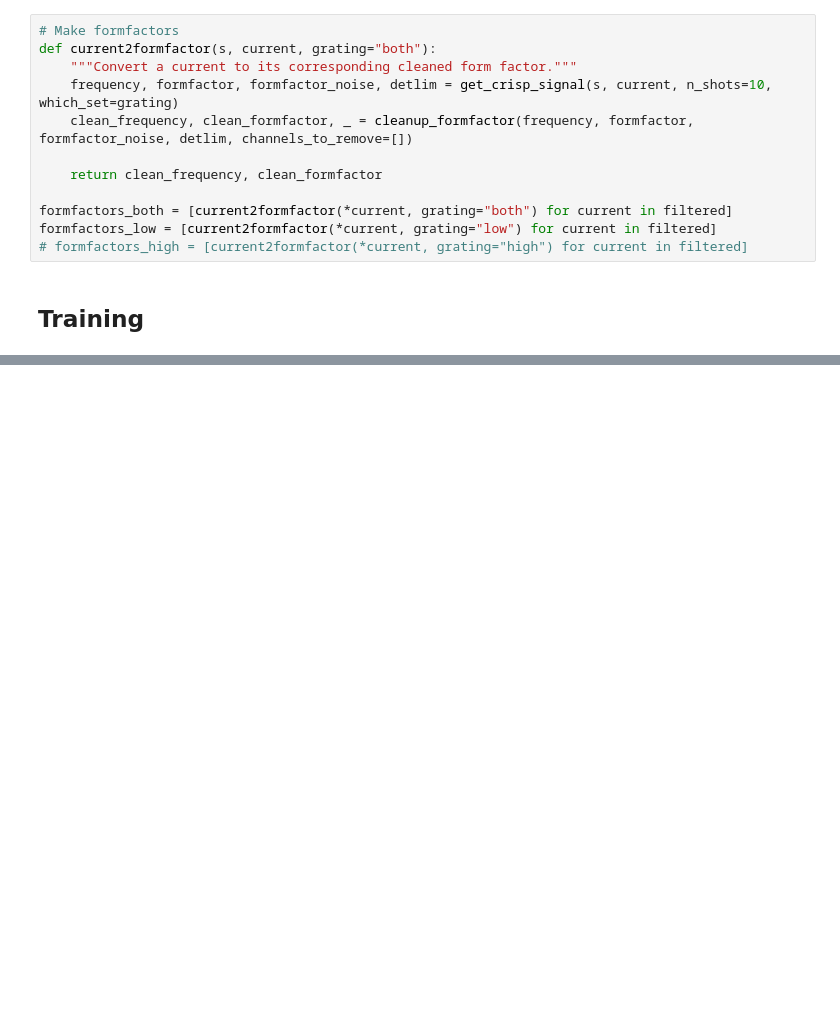
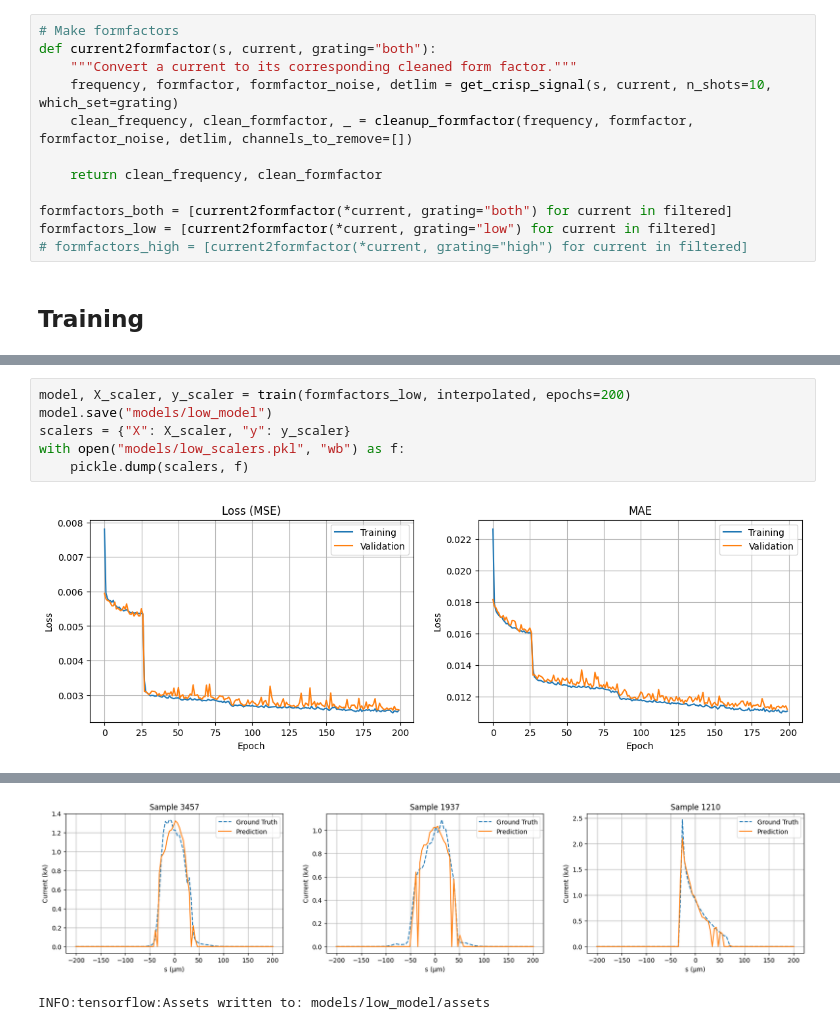
Before and after one commit to jank324/spectral-vd-euxfel, a Jupyter notebook: spectral_vd_highlow.ipynb, the cells around one changed output, grey strips where cells are left out. Cells and saved outputs as stored; diff of their text form; blank space fills up the shorter version.

```diff
--- a/spectral_vd_highlow.ipynb
+++ b/spectral_vd_highlow.ipynb
@@ -139,0 +140,8 @@ INFO:tensorflow:Assets written to: models/model_low/assets
+# %%
+model, X_scaler, y_scaler = train(formfactors_low, interpolated, epochs=200)
+model.save("models/low_model")
+scalers = {"X": X_scaler, "y": y_scaler}
+with open("models/low_scalers.pkl", "wb") as f:
+    pickle.dump(scalers, f)
+# %% [output]
+[figure, added]
@@ -139,0 +149,2 @@ INFO:tensorflow:Assets written to: models/model_low/assets
+[figure, added]
+INFO:tensorflow:Assets written to: models/low_model/assets
```
Also changed, not shown: parts of 9 cells of this notebook, 15 other files.
